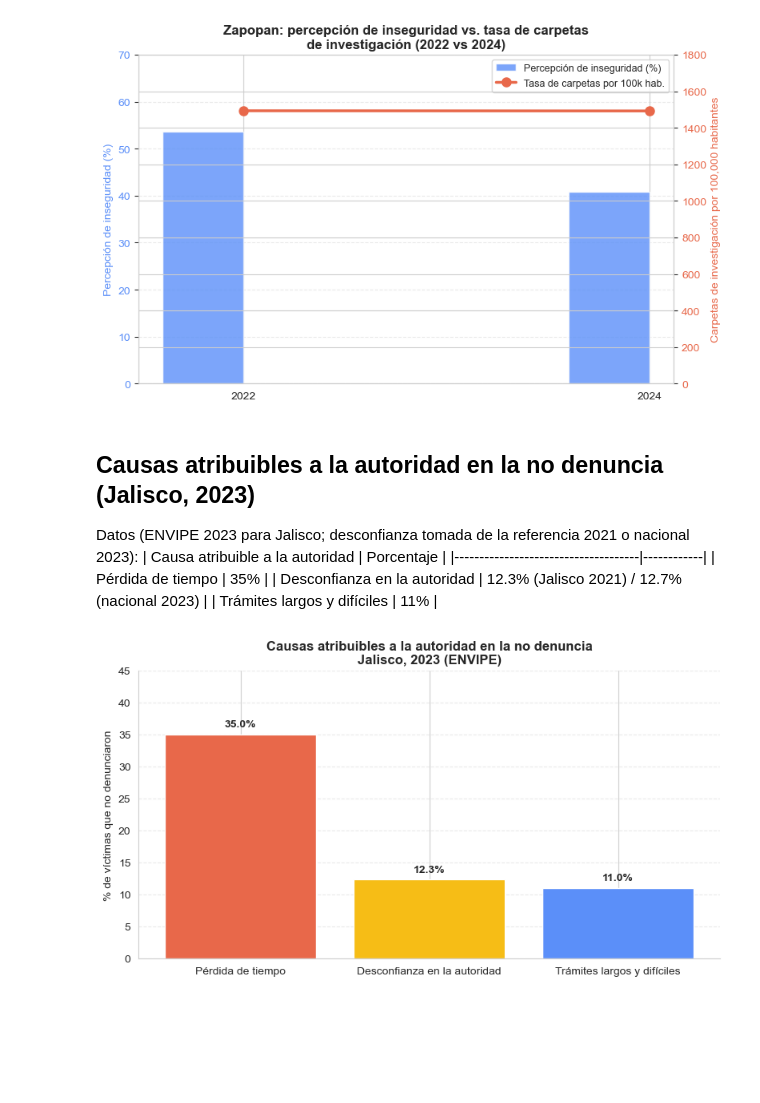
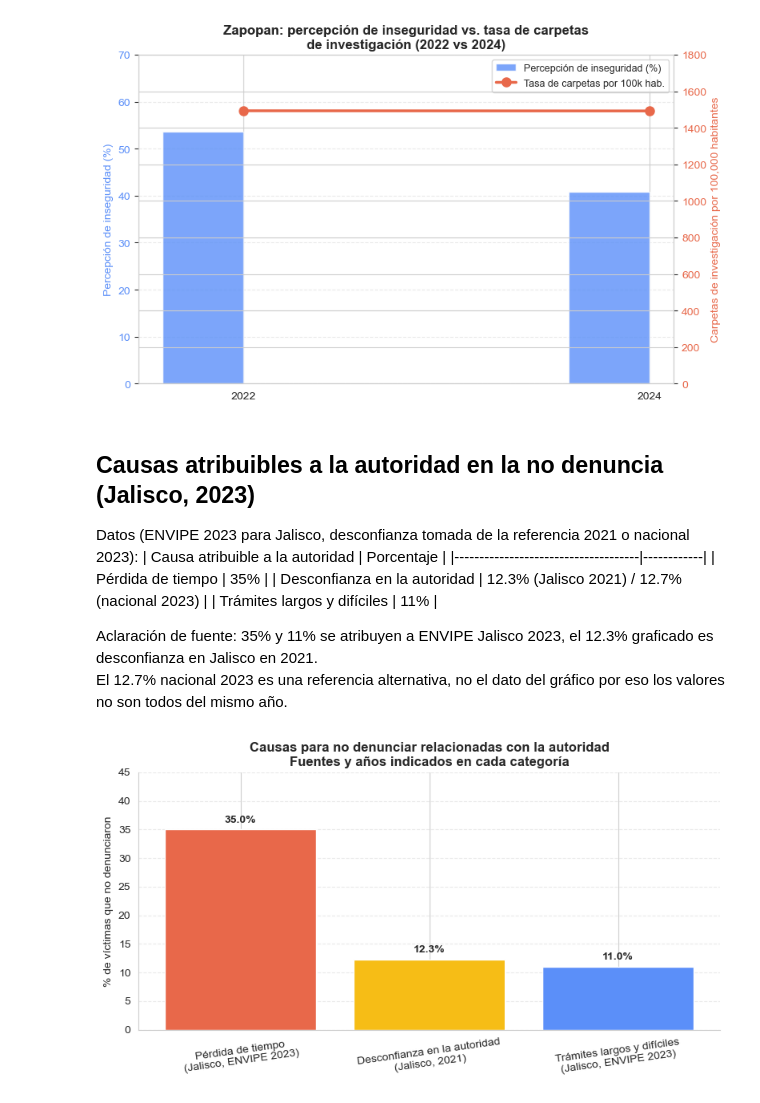
Before and after one commit to josue-mtz/La_percepcion_de_inseguridad_en_AMG, a Jupyter notebook: notebooks/analisis_percepcion.ipynb, the cells around one changed output. Saved outputs shown, nothing was run; the diff lists cells and outputs as text; code cells hidden in the pictures; blank space fills up the shorter version.

```diff
--- a/notebooks/EDA.ipynb
+++ b/notebooks/analisis_percepcion.ipynb
@@ -1155,35 +1200,44 @@ plt.show()
 # %% [markdown]
 ## Causas atribuibles a la autoridad en la no denuncia (Jalisco, 2023)
 
-Datos (ENVIPE 2023 para Jalisco; desconfianza tomada de la referencia 2021 o nacional 2023):
+Datos (ENVIPE 2023 para Jalisco, desconfianza tomada de la referencia 2021 o nacional 2023):
 | Causa atribuible a la autoridad     | Porcentaje |
 |-------------------------------------|------------|
 | Pérdida de tiempo                   | 35%        |
 | Desconfianza en la autoridad        | 12.3% (Jalisco 2021) / 12.7% (nacional 2023) |
 | Trámites largos y difíciles         | 11%        |
+
+Aclaración de fuente: 35% y 11% se atribuyen a ENVIPE Jalisco 2023, el 12.3% graficado es desconfianza en Jalisco en 2021.\
+El 12.7% nacional 2023 es una referencia alternativa, no el dato del gráfico por eso los valores no son todos del mismo año.
 # %%
-#Datos
-causas = ["Pérdida de tiempo", "Desconfianza en la autoridad", "Trámites largos y difíciles"]
-porcentajes = [35.0, 12.3, 11.0]   #ENVIPE Jalisco 2023 (desconfianza aprox. 2021)
+# Datos y fuentes/años distintos, indicados también en cada etiqueta.
+causas = [
+    "Pérdida de tiempo\n(Jalisco, ENVIPE 2023)",
+    "Desconfianza en la autoridad\n(Jalisco, 2021)",
+    "Trámites largos y difíciles\n(Jalisco, ENVIPE 2023)",
+]
+porcentajes = [35.0, 12.3, 11.0]  # 12.3% de desconfianza corresponde a Jalisco 2021.
 colores = ["#E8684A", "#F6BD16", "#5B8FF9"]
 
 fig, ax = plt.subplots(figsize=(8, 4.5))
 bars = ax.bar(causas, porcentajes, color=colores, edgecolor="white")
 ax.set_ylabel("% de víctimas que no denunciaron")
-ax.set_title("Causas atribuibles a la autoridad en la no denuncia\nJalisco, 2023 (ENVIPE)")
+ax.set_title("Causas para no denunciar relacionadas con la autoridad\nFuentes y años indicados en cada categoría")
 ax.set_ylim(0, 45)
+ax.tick_params(axis="x", labelrotation=8)
 
 #Etiquetas de valor
 for bar, pct in zip(bars, porcentajes):
     ax.text(bar.get_x() + bar.get_width()/2, bar.get_height() + 0.8,
             f"{pct:.1f}%", ha="center", va="bottom", fontsize=10, fontweight="bold")
 
 ax.grid(axis='y', linestyle='--', alpha=0.4)
+ax.set_axisbelow(True)
 sns.despine(ax=ax)
 plt.tight_layout()
 plt.show()
 # %% [output]
-[figure, old version]
+[figure, new version]
 # %% [markdown]
 ## Exportación de tablas procesadas + resumen ejecutivo
 
```
Also changed, not shown: parts of 22 cells of this notebook, 14 other files.
